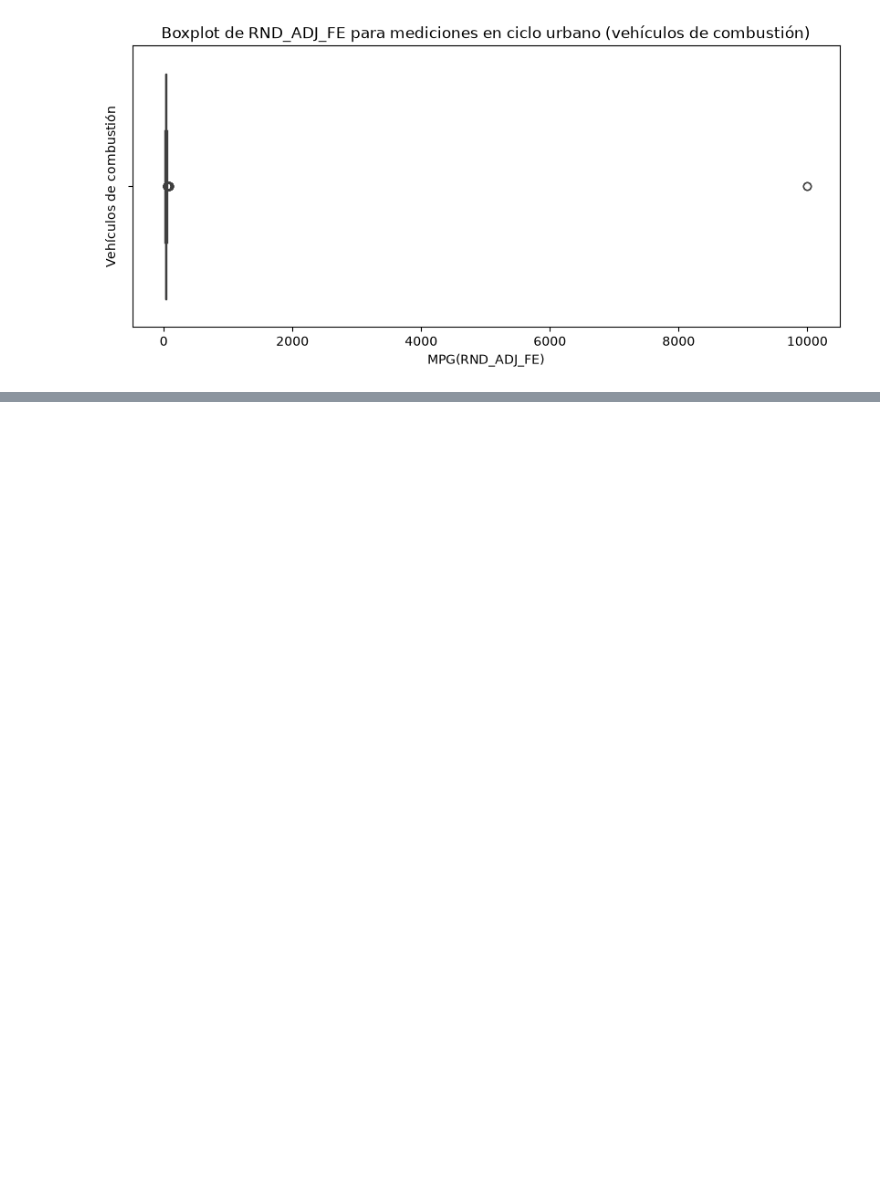
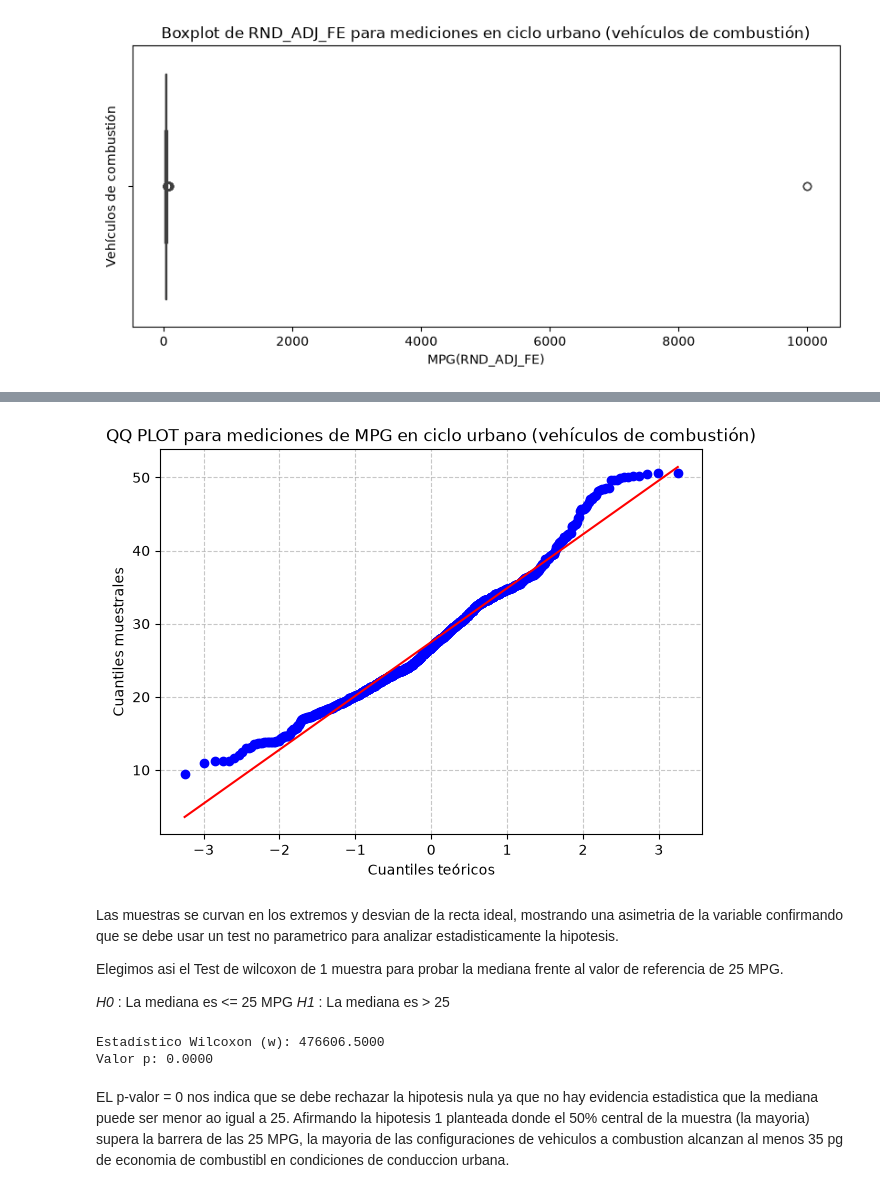
Before and after one commit to mdelrosariocoronado/tpe_fundamentos_2026, a Jupyter notebook: entrega.ipynb, the cells around one changed output, grey strips where cells are left out. Saved outputs shown, nothing was run; the diff lists cells and outputs as text; code cells hidden in the pictures; blank space fills up the shorter version.

Commit message:
finalizacion de hipotesis 1 de la catedra

```diff
--- a/entrega.ipynb
+++ b/entrega.ipynb
@@ -487,0 +490,32 @@ El valor de la mediana aprox. 26.8 MPG afirmá que, dado que el 50% central de l
+# %%
+plt.figure(figsize=(7, 5))
+stats.probplot(mpg_urbano_sin_outliers['RND_ADJ_FE'], dist="norm", plot=plt)
+
+plt.title("QQ PLOT para mediciones de MPG en ciclo urbano (vehículos de combustión)")
+plt.xlabel("Cuantiles teóricos")
+plt.ylabel("Cuantiles muestrales")
+plt.grid(True, linestyle='--', alpha=0.7)
+
+plt.show()
+# %% [output]
+[figure, added]
+# %% [markdown]
+Las muestras se curvan en los extremos y desvian de la recta ideal, mostrando una asimetria de la variable confirmando que se debe usar un test no parametrico para analizar estadisticamente la hipotesis.
+
+Elegimos asi el Test de wilcoxon de 1 muestra para probar la mediana frente al valor de referencia de 25 MPG.
+
+_H0_ : La mediana es <= 25 MPG
+_H1_ : La mediana es > 25
+# %%
+mediana_limite = 25
+
+estadistica, p_valor = stats.wilcoxon(mpg_urbano_sin_outliers['RND_ADJ_FE'] - mediana_limite, alternative='greater')
+
+print(f"Estadístico Wilcoxon (w): {estadistica:.4f}")
+print(f"Valor p: {p_valor:.4f}")
+# %% [output]
+Estadístico Wilcoxon (w): 476606.5000
+Valor p: 0.0000
+# %% [markdown]
+
+EL p-valor = 0 nos indica que se debe rechazar la hipotesis nula ya que no hay evidencia estadistica que la mediana puede ser menor ao igual a 25. Afirmando la hipotesis 1 planteada donde el 50% central de la muestra (la mayoria) supera la barrera de las 25 MPG, la mayoria de las configuraciones de vehiculos a combustion alcanzan al menos 35 pg de economia de combustibl en condiciones de conduccion urbana.
```
Also changed, not shown: parts of 20 cells of this notebook.
